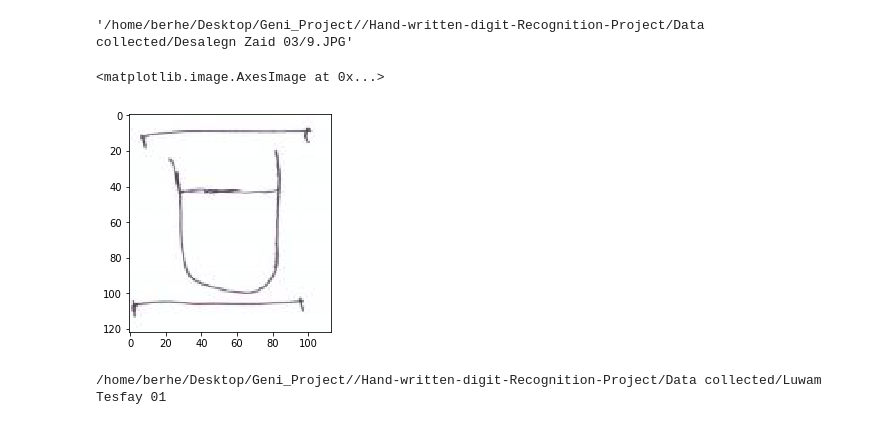
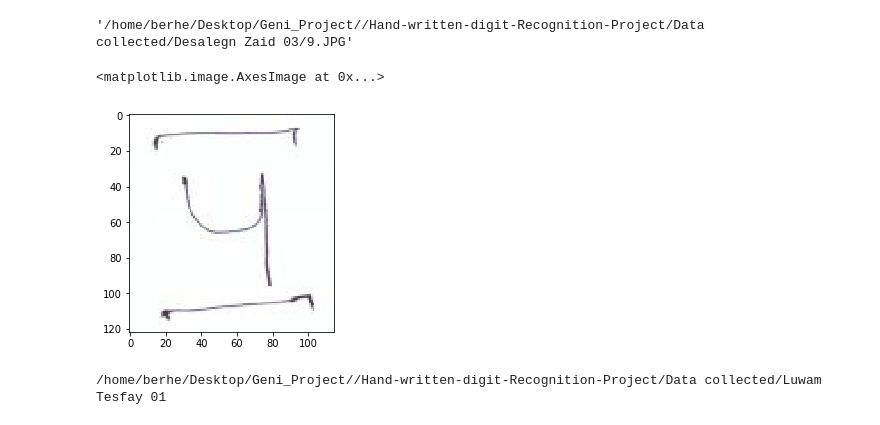
Before and after one commit to Amanatgit/-Hand-written-digit-Recognition-Project, a Jupyter notebook: Codes/ImageFile_Manipulation.ipynb, the cells around one changed output. Cells and saved outputs as stored; diff of their text form; code cells hidden in the pictures.

```diff
--- a/Codes/ImageFile_Manipulation.ipynb
+++ b/Codes/ImageFile_Manipulation.ipynb
@@ -20,11 +69,12 @@ file=fileFolders[10]+'/'+fileNames[10][2]
 file
 # %% [output]
 '/home/berhe/Desktop/Geni_Project//Hand-written-digit-Recognition-Project/Data collected/Desalegn Zaid 03/9.JPG'
-# %%
-plt.imshow(mpimg.imread(file))
-# %% [output]
-<matplotlib.image.AxesImage at 0x...>
-[figure, removed]
+# %%
+plt.imshow(mpimg.imread('/home/berhe/Desktop/Geni_Project//Hand-written-digit-Recognition-Project/Data collected/Desalegn Zaid 03/50.JPG'
+))
+# %% [output]
+<matplotlib.image.AxesImage at 0x...>
+[figure, added]
 # %%
 print(fileFolders[1])
 # %% [output]
```
Also changed, not shown: parts of 11 cells of this notebook, 25 other files.
